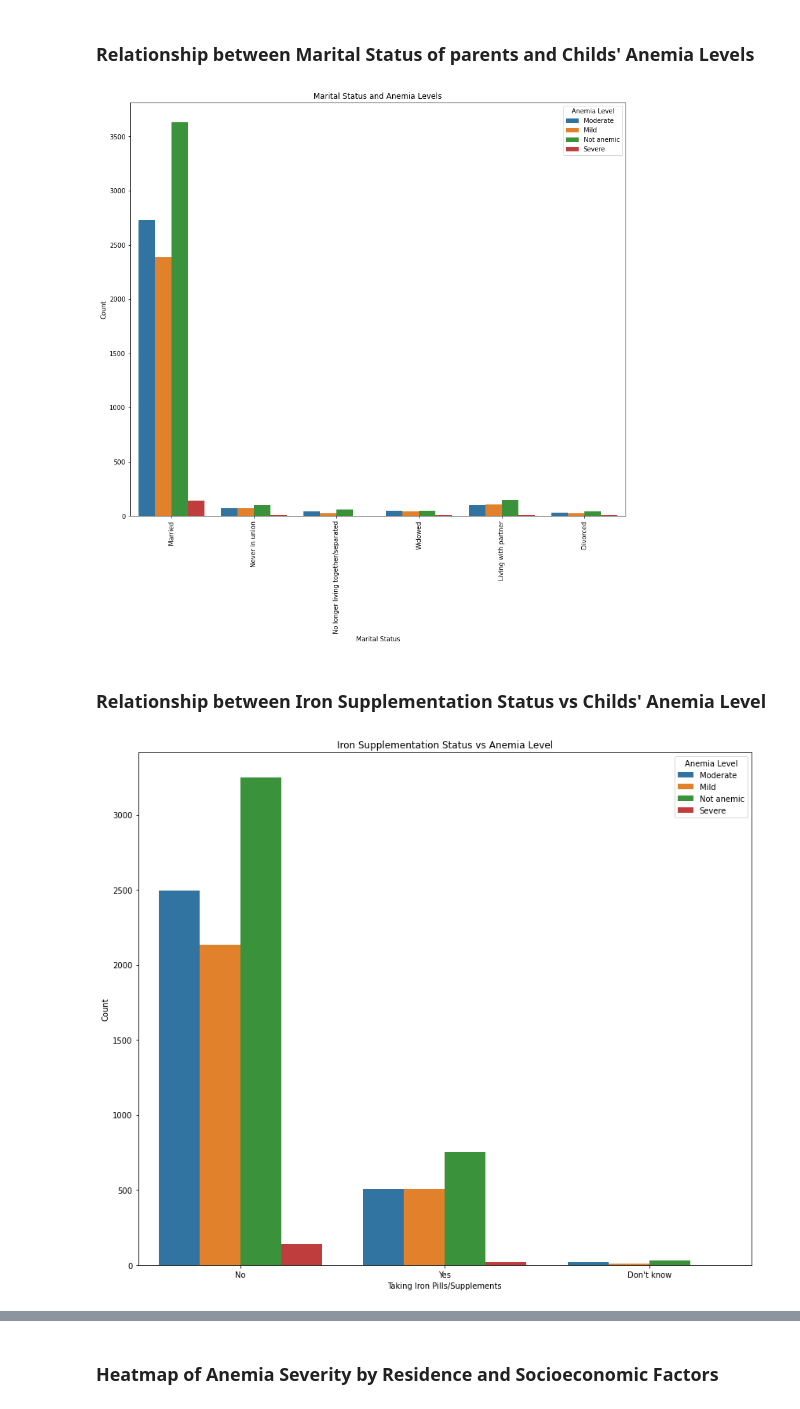
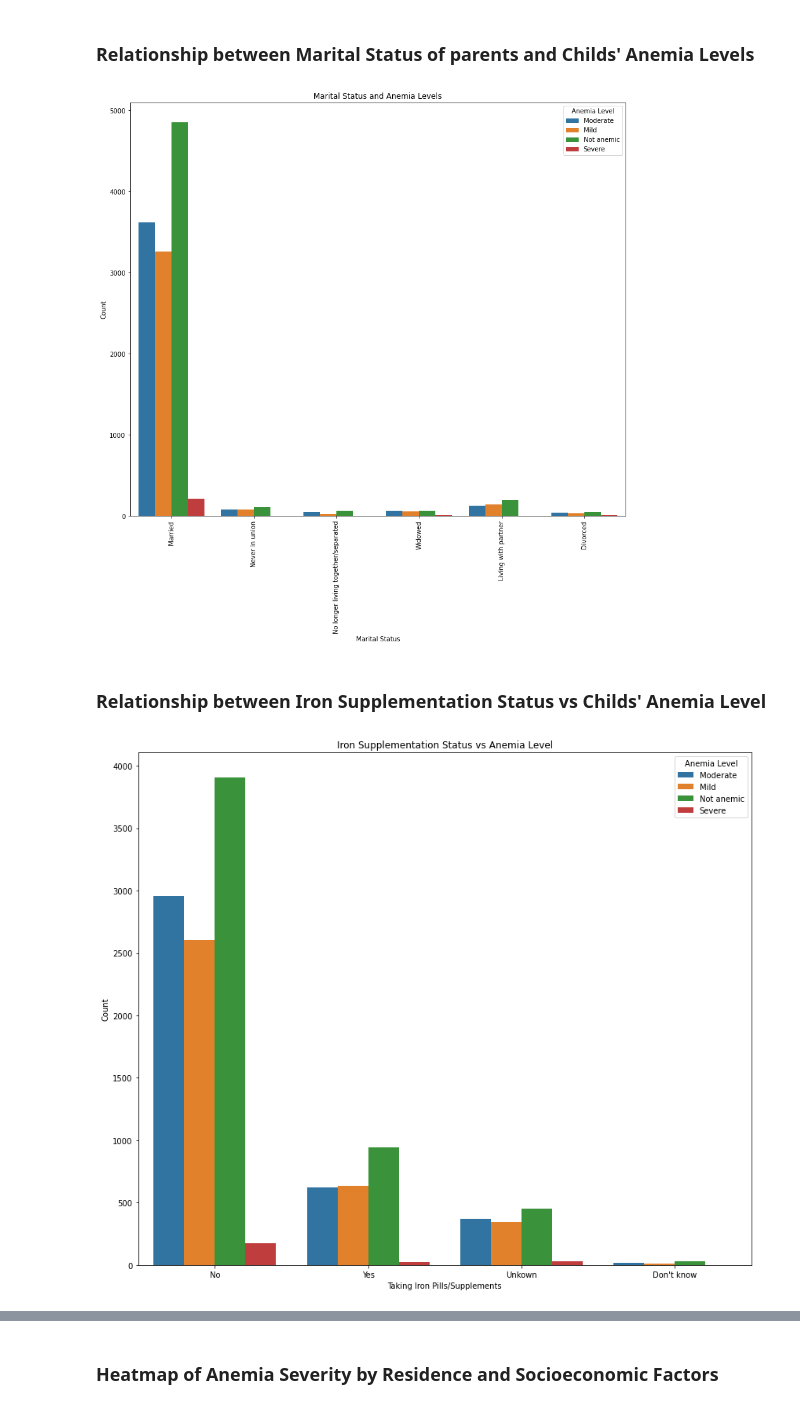
Before and after one commit to ruth-kitasi/Anemia-Level-Prediction-in-Children, a Jupyter notebook: notebooks/cess.ipynb, the cells around one changed output, grey strips where cells are left out. Saved outputs shown, nothing was run; the diff lists cells and outputs as text; code cells hidden in the pictures.

```diff
--- a/notebooks/cess.ipynb
+++ b/notebooks/cess.ipynb
@@ -238,42 +272,24 @@ Interpretation of Missing Values:
 # %%
 # 1. Hemoglobin level adjusted for altitude and smoking & Anemia level
-# Impute with the median value of each column
-data['Hemoglobin level adjusted for altitude and smoking (g/dl - 1 decimal)'] = \
-    data['Hemoglobin level adjusted for altitude and smoking (g/dl - 1 decimal)'].fillna(
-        data['Hemoglobin level adjusted for altitude and smoking (g/dl - 1 decimal)'].median()
-    )
+# Impute with unknown
+data['Hemoglobin level adjusted for altitude and smoking (g/dl - 1 decimal)'] = data['Hemoglobin level adjusted for altitude and smoking (g/dl - 1 decimal)'].fillna('Unknown'
+)
 
-# Impute 'Anemia level'
+# 2. Impute 'Anemia level'
 data = data.dropna(subset=['Anemia level'])
 
-
-# 2. Currently residing with husband/partner
+# 3. Currently residing with husband/partner
 # Fill with an 'Unknown' category
 data['Currently residing with husband/partner'] = data['Currently residing with husband/partner'].fillna('Unknown'
 )
 
-# 3. When Child Put to Breast
-# Drop the column
-data = data.drop(columns=['When child put to breast'])
-
 # 4. Had Fever in Last Two Weeks
 # Fill missing with mode
-data['Had fever in last two weeks'] = data['Had fever in last two weeks'].fillna(
-    data['Had fever in last two weeks'].mode()[0]
-)
+data['Had fever in last two weeks'] = data['Had fever in last two weeks'].fillna('Unkown')
 
-# 5. Hemoglobin level adjusted for altitude & Anemia level (Duplicate columns)
-# Drop
-data = data.drop(columns=['Hemoglobin level adjusted for altitude (g/dl - 1 decimal)'])
-
-# 6. Taking Iron Pills, Sprinkles, or Syrup
+# 5. Taking Iron Pills, Sprinkles, or Syrup
 # Impute with mode
-data['Taking iron pills, sprinkles or syrup'] = data['Taking iron pills, sprinkles or syrup'].fillna(
-    data['Taking iron pills, sprinkles or syrup'].mode()[0]
-)
-# 7. Drop the column Anemia level.1
-data = data.drop(columns=['Anemia level.1'])
-
+data['Taking iron pills, sprinkles or syrup'] = data['Taking iron pills, sprinkles or syrup'].fillna('Unkown')
 
 # Verify if all missing values are handled
 print(data.isnull().sum())
@@ -306,4 +311 @@ data.duplicated().sum()
-# %%
-# Remove duplicate rows in place
-data.drop_duplicates(inplace=True)
 # %%
@@ -609,7 +542,7 @@ import seaborn as sns
 plt.figure(figsize=(14, 12))  # Set the figure size
 
 
-sns.countplot(data=data2, x='Current marital status', hue='Anemia level')
+sns.countplot(data=data2, x='Marital Status', hue='Anemia level')
 plt.title("Marital Status and Anemia Levels")
 plt.xlabel("Marital Status")
 plt.ylabel("Count")
@@ -617,21 +550,21 @@ plt.legend(title="Anemia Level")
 plt.xticks(rotation=90)
 plt.show()
 # %% [output]
-[figure, old version]
+[figure, new version]
 # %% [markdown]
 ### Relationship between Iron Supplementation Status vs Childs' Anemia Level
 # %%
 import matplotlib.pyplot as plt
 import seaborn as sns
 
 plt.figure(figsize=(14, 12))  # Set the figure size
 
 
-sns.countplot(data=data2, x='Taking iron pills, sprinkles or syrup', hue='Anemia level')
+sns.countplot(data=data2, x='Taking Iron Supplements', hue='Anemia level')
 plt.title("Iron Supplementation Status vs Anemia Level")
 plt.xlabel("Taking Iron Pills/Supplements")
 plt.ylabel("Count")
 plt.legend(title="Anemia Level")
 plt.show()
 # %% [output]
-[figure, old version]
+[figure, new version]
```
Also changed, not shown: parts of 99 cells of this notebook.
